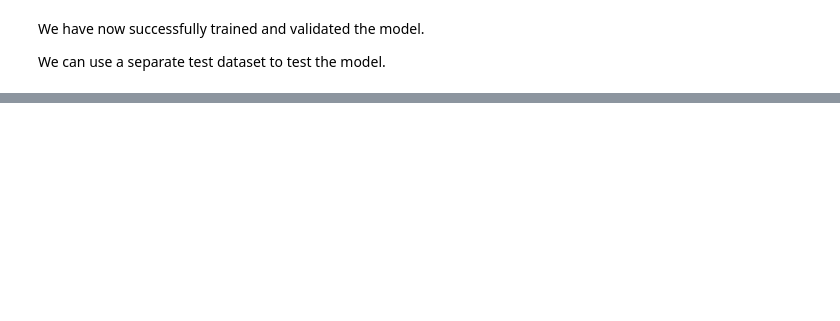
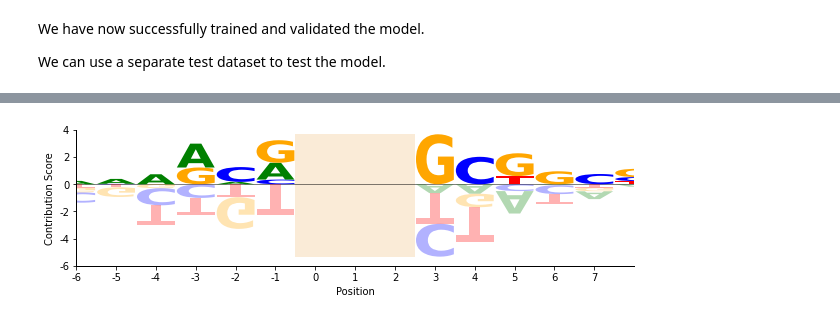
Before and after one commit to YunseolPark/GenePredictionWorkshop, a Jupyter notebook: [2020_01_25]GenePredictionWorkshop_ParkYunseol.ipynb, the cells around one changed output, grey strips where cells are left out. Drawn from its saved outputs; the diff is of its cells as text; code cells hidden in the pictures; blank space fills up the shorter version.

```diff
--- a/[2020_01_25]GenePredictionWorkshop_ParkYunseol.ipynb
+++ b/[2020_01_25]GenePredictionWorkshop_ParkYunseol.ipynb
@@ -484,0 +701,21 @@ We tested a model!
+# %%
+# read in the file
+tp = pd.read_pickle('SBBMlogo_TP.txt')
+logomaker.validate_matrix(tp)
+n=logomaker.Logo(tp,shade_below=0,fade_below=.7)
+
+logomaker.Logo.highlight_position_range(n,pmin=149,pmax=151,color='antiquewhite')
+
+n.style_spines(visible=False)
+n.style_spines(spines=['left', 'bottom'], visible=True)
+n.ax.set_xlim(150-7, 150+7)
+n.ax.set_ylabel('Contribution Score')
+n.ax.set_xlabel('Position')
+n.ax.set_xticks(range(150-7,150+7))
+n.ax.set_xticklabels([i for i in range(-6,8)])
+n.ax.set_yticks(range(-6,6,2))
+n.ax.set_yticklabels([i for i in range(-6,6,2)])
+
+splt.show()
+# %% [output]
+[figure, added]
```
Also changed, not shown: parts of 41 cells of this notebook.
